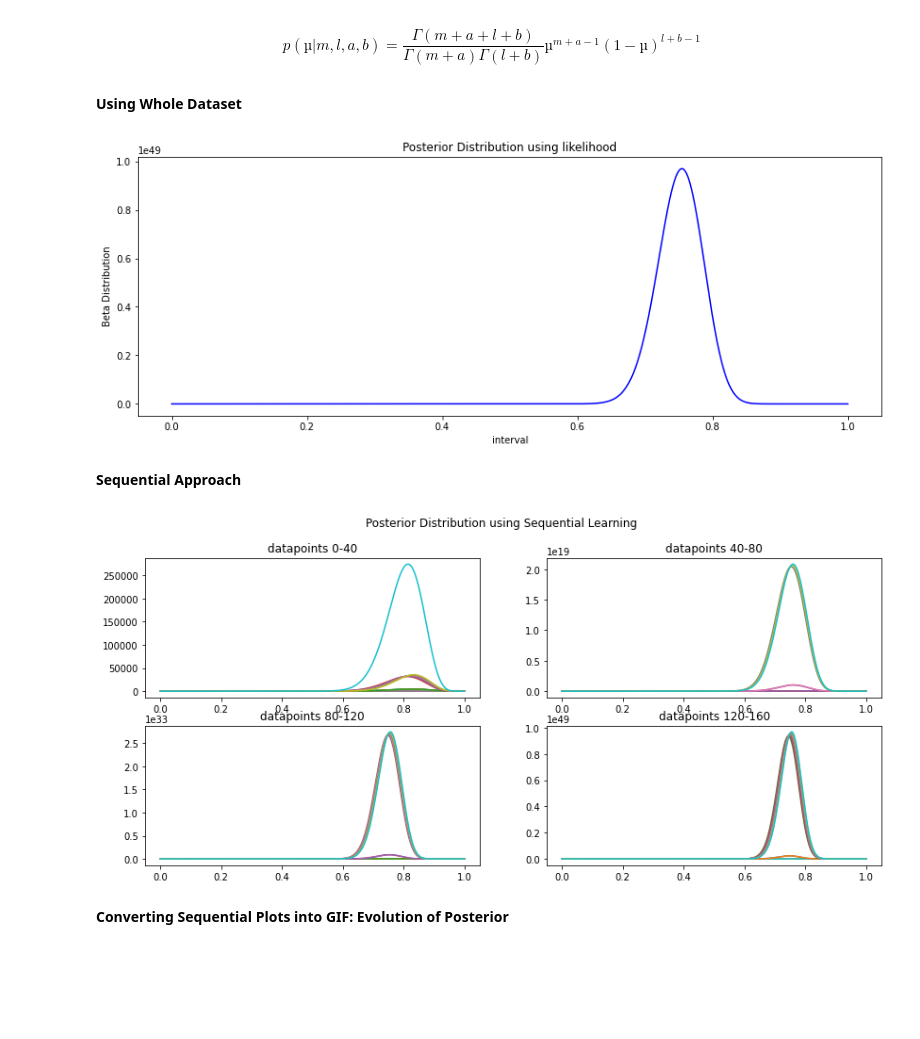
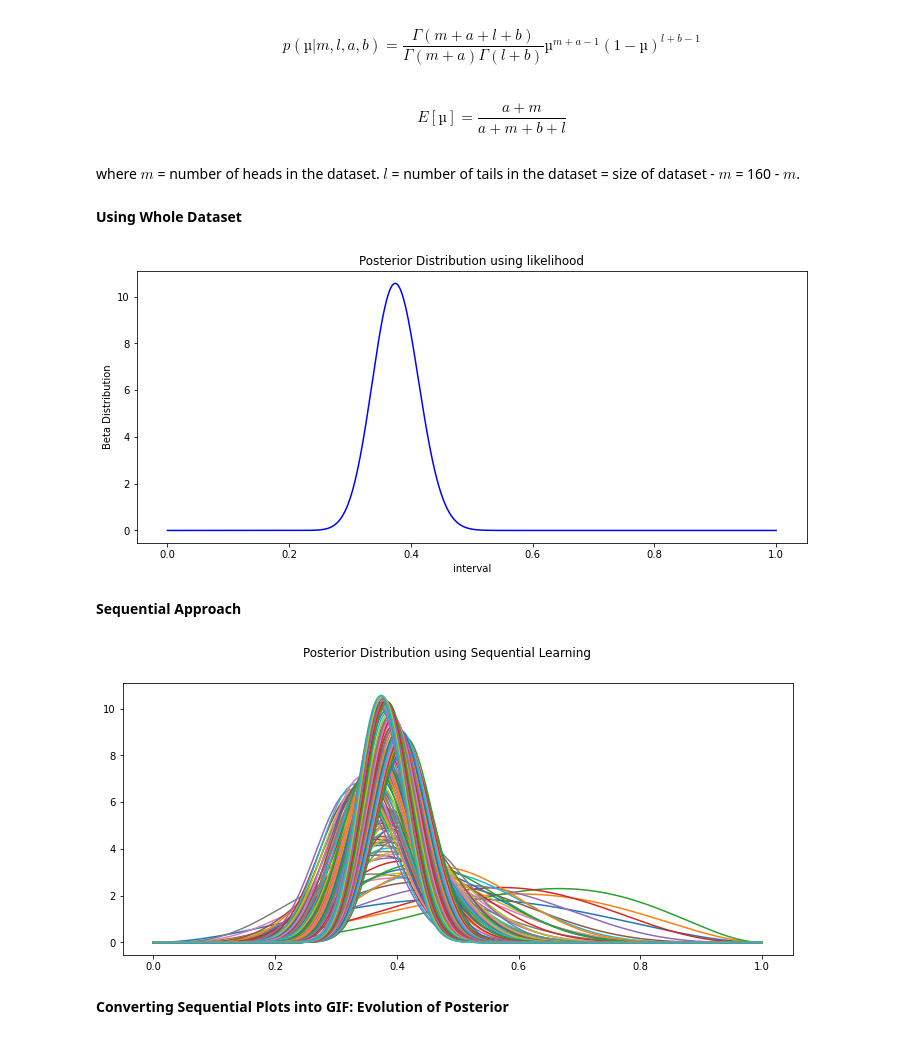
Before and after one commit to revanthmopidevi/DS-Assignments, a Jupyter notebook: CSF320/A1/A1_notebook.ipynb, the cells around one changed output. Drawn from its saved outputs; the diff is of its cells as text; code cells hidden in the pictures; blank space fills up the shorter version.

```diff
--- a/CSF320/A1/A1_notebook.ipynb
+++ b/CSF320/A1/A1_notebook.ipynb
@@ -46,6 +43,3 @@ __Defining Beta Function__
-# %%
-def beta(x, a, b):
-    return (gamma(a + b) / (gamma(a) + gamma(b))) * x**(a - 1) * (1 - x)**(b - 1)
 # %% [markdown]
 __Plotting Prior Distribution__
 # %% [markdown]
@@ -73,53 +68,43 @@ ax.legend();
 $$p(µ|m, l, a, b) ∝ µ^{m+a−1}(1 − µ)^{l+b−1}$$
 # %% [markdown]
 $$p(µ|m, l, a, b) = \frac{Γ(m + a + l + b)}{Γ(m + a)Γ(l + b)} µ^{m+a−1}(1 − µ)^{l+b−1}$$
+# %% [markdown]
+$$E[µ] = \frac{a + m}{a + m + b + l} $$
+# %% [markdown]
+where $m$ = number of heads in the dataset. $l$ = number of tails in the dataset = size of dataset - $m$ = 160 - $m$.
 # %% [markdown]
 __Using Whole Dataset__
 # %%
+# Hyperparameters of the prior
 a , b = 2, 3
+# information from the dataset
 m, l = counts[1], counts[0]
 x = np.linspace(0, 1, 10000)
-fig = plt.figure(figsize = (14, 5))
+fig = plt.figure(figsize = (12, 5))
 ax = fig.add_subplot(1, 1, 1)
 ax.set_title("Posterior Distribution using likelihood")
 ax.set_xlabel("interval")
 ax.set_ylabel("Beta Distribution")
-ax.plot(x, beta(x, a + m, b + l), color = "blue");
+ax.plot(x, beta.pdf(x, a + m, b + l), color = "blue");
 # %% [output]
-[figure, old version]
+[figure, new version]
 # %% [markdown]
 __Sequential Approach__
 # %%
 a, b = 2, 3
 m, l = 0, 0
 x = np.linspace(0, 1, 10000)
-fig = plt.figure(figsize = (14, 6))
+fig = plt.figure(figsize = (12, 5))
 fig.suptitle('Posterior Distribution using Sequential Learning')
-ax1 = fig.add_subplot(2, 2, 1)
-ax1.set_title("datapoints 0-40")
-ax2 = fig.add_subplot(2, 2, 2)
-ax2.set_title("datapoints 40-80")
-ax3 = fig.add_subplot(2, 2, 3)
-ax3.set_title("datapoints 80-120")
-ax4 = fig.add_subplot(2, 2, 4)
-ax4.set_title("datapoints 120-160")
-count = 0
+ax = fig.add_subplot(1, 1, 1)
 for i in data:
     if i == 1:
         m += 1
     else:
         l += 1
-    count += 1
-    if count <= 40:
-        ax1.plot(x, beta(x, a+m, b+l));
-    elif count > 40 and count <= 80:
-        ax2.plot(x, beta(x, a+m, b+l));
-    elif count > 80 and count <= 120:
-        ax3.plot(x, beta(x, a+m, b+l));
-    else:
-        ax4.plot(x, beta(x, a+m, b+l));
+    ax.plot(x, beta.pdf(x, a+m, b+l));
 # %% [output]
-[figure, old version]
+[figure, new version]
 # %% [markdown]
 __Converting Sequential Plots into GIF: Evolution of Posterior__
 # %%
```
Also changed, not shown: parts of 6 cells of this notebook, 1 other file.
